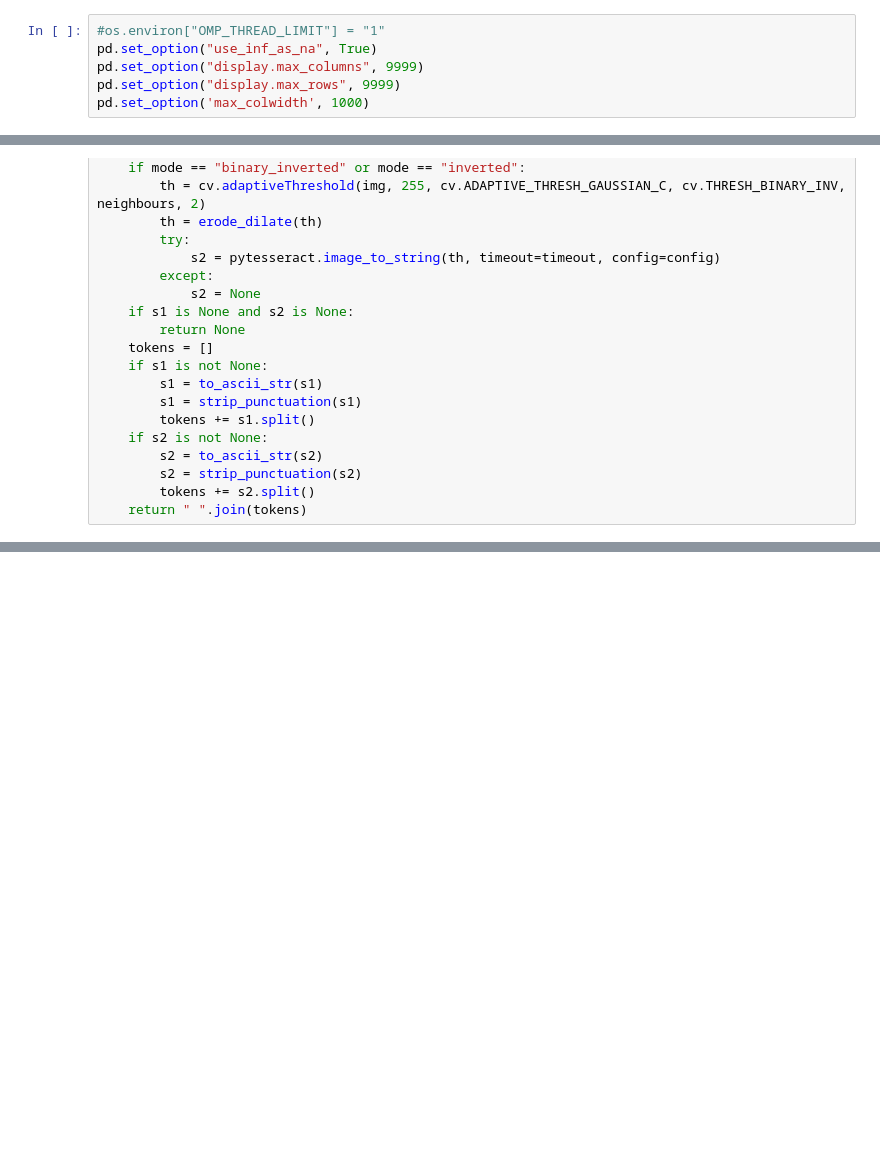
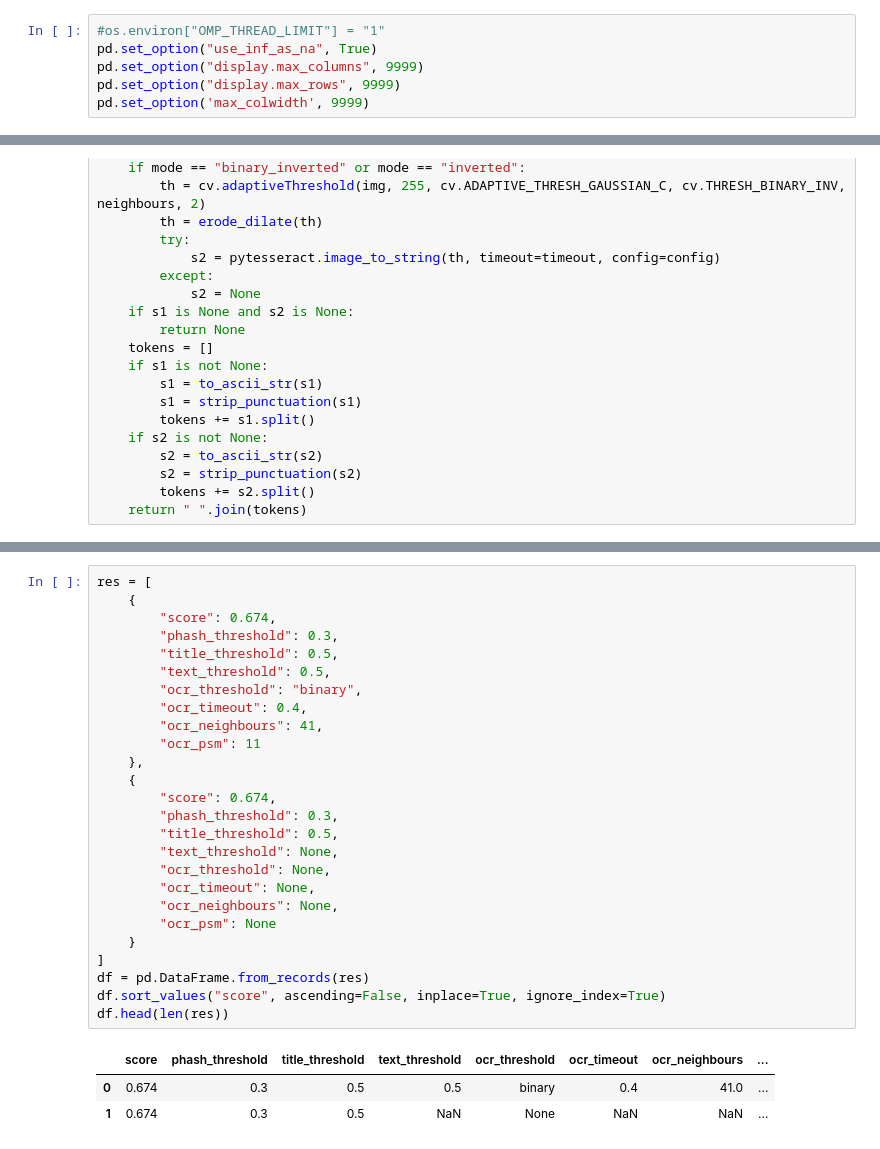
Before and after one commit to seahrh/kaggle-shopee-product-matching, a Jupyter notebook: validation.ipynb, the cells around one changed output, grey strips where cells are left out. Cells and saved outputs as stored; diff of their text form; blank space fills up the shorter version.

```diff
--- a/validation.ipynb
+++ b/validation.ipynb
@@ -14,7 +14,7 @@ from scml.nlp import strip_punctuation, to_ascii_str
 pd.set_option("use_inf_as_na", True)
 pd.set_option("display.max_columns", 9999)
 pd.set_option("display.max_rows", 9999)
-pd.set_option('max_colwidth', 1000)
+pd.set_option('max_colwidth', 9999)
 # %%
 train = pd.read_csv("input/train.csv", engine="c", low_memory=False)
 train["target"] = mylib.target_label(train)
@@ -173,6 +154,36 @@ train["f1"] = train.apply(mylib.metric_per_row("matches"), axis=1)
 print(f"Combined score={train.f1.mean():.3f}")
 # %% [output]
 Combined score=0.674
+# %%
+res = [
+    {
+        "score": 0.674,
+        "phash_threshold": 0.3,
+        "title_threshold": 0.5,
+        "text_threshold": 0.5,
+        "ocr_threshold": "binary",
+        "ocr_timeout": 0.4,
+        "ocr_neighbours": 41,
+        "ocr_psm": 11
+    },
+    {
+        "score": 0.674,
+        "phash_threshold": 0.3,
+        "title_threshold": 0.5,
+        "text_threshold": None,
+        "ocr_threshold": None,
+        "ocr_timeout": None,
+        "ocr_neighbours": None,
+        "ocr_psm": None
+    }
+]
+df = pd.DataFrame.from_records(res)
+df.sort_values("score", ascending=False, inplace=True, ignore_index=True)
+df.head(len(res))
+# %% [output]
+|  | score | phash_threshold | title_threshold | text_threshold | ocr_threshold | ocr_timeout | ocr_neighbours | ... |
+| 0 | 0.674 | 0.3 | 0.5 | 0.5 | binary | 0.4 | 41.0 | ... |
+| 1 | 0.674 | 0.3 | 0.5 | NaN | None | NaN | NaN | ... |
 # %%
 cols = ["f1", "target", "matches"] + fs
 train[cols].head(30)
```
Also changed, not shown: parts of 10 cells of this notebook.
